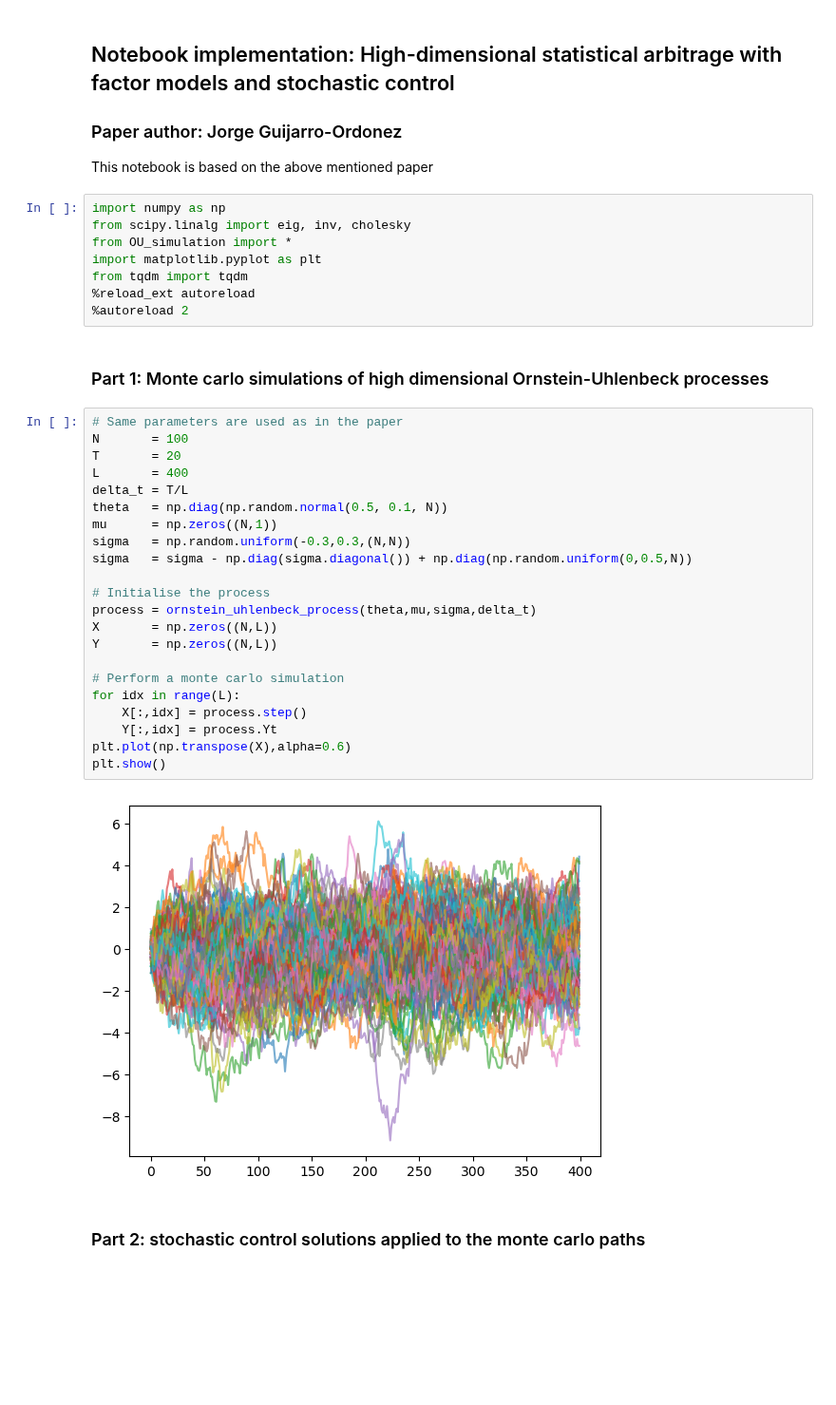
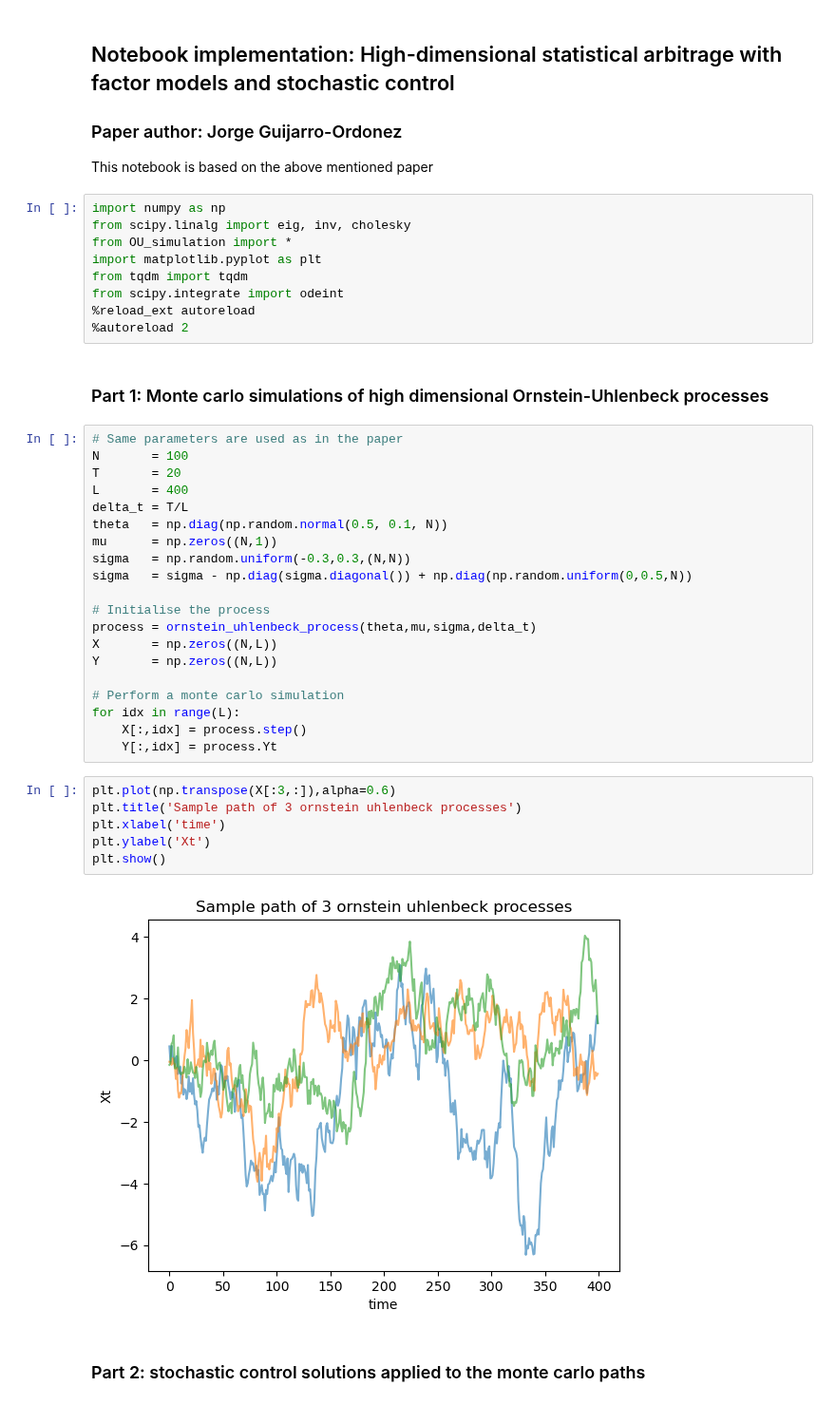
Before and after one commit to quintengeerts2000/MasterThesis-DRL_applications_to_stat_arb, a Jupyter notebook: monte_carlo_simulators/OU_stoch_control.ipynb, the cells around one changed output. Shown at 95% size. Cells and saved outputs as stored; diff of their text form; blank space fills up the shorter version.

```diff
--- a/monte_carlo_simulators/OU_stoch_control.ipynb
+++ b/monte_carlo_simulators/OU_stoch_control.ipynb
@@ -9,6 +9,7 @@ from scipy.linalg import eig, inv, cholesky
 from OU_simulation import *
 import matplotlib.pyplot as plt
 from tqdm import tqdm
+from scipy.integrate import odeint
 %reload_ext autoreload
 %autoreload 2
 # %% [markdown]
@@ -33,9 +34,13 @@ Y       = np.zeros((N,L))
 for idx in range(L):
     X[:,idx] = process.step()
     Y[:,idx] = process.Yt
-plt.plot(np.transpose(X),alpha=0.6)
-plt.show()
-# %% [output]
-[figure, removed]
+# %%
+plt.plot(np.transpose(X[:3,:]),alpha=0.6)
+plt.title('Sample path of 3 ornstein uhlenbeck processes')
+plt.xlabel('time')
+plt.ylabel('Xt')
+plt.show()
+# %% [output]
+[figure, added]
 # %% [markdown]
 ### Part 2: stochastic control solutions applied to the monte carlo paths
```
Also changed, not shown: parts of 8 cells of this notebook.
